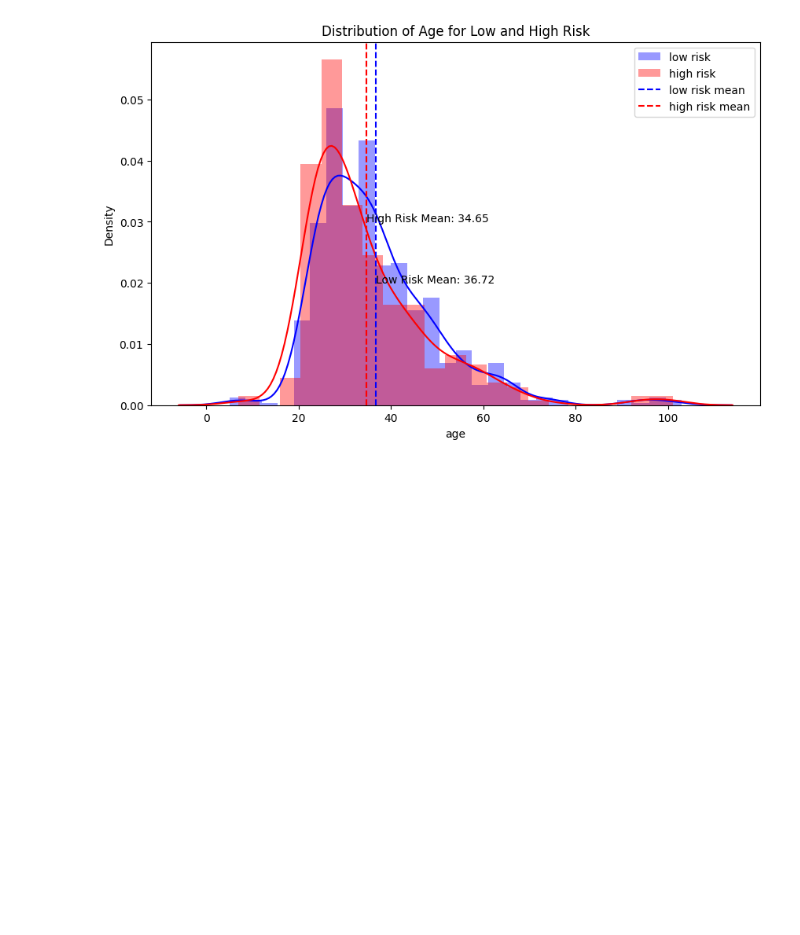
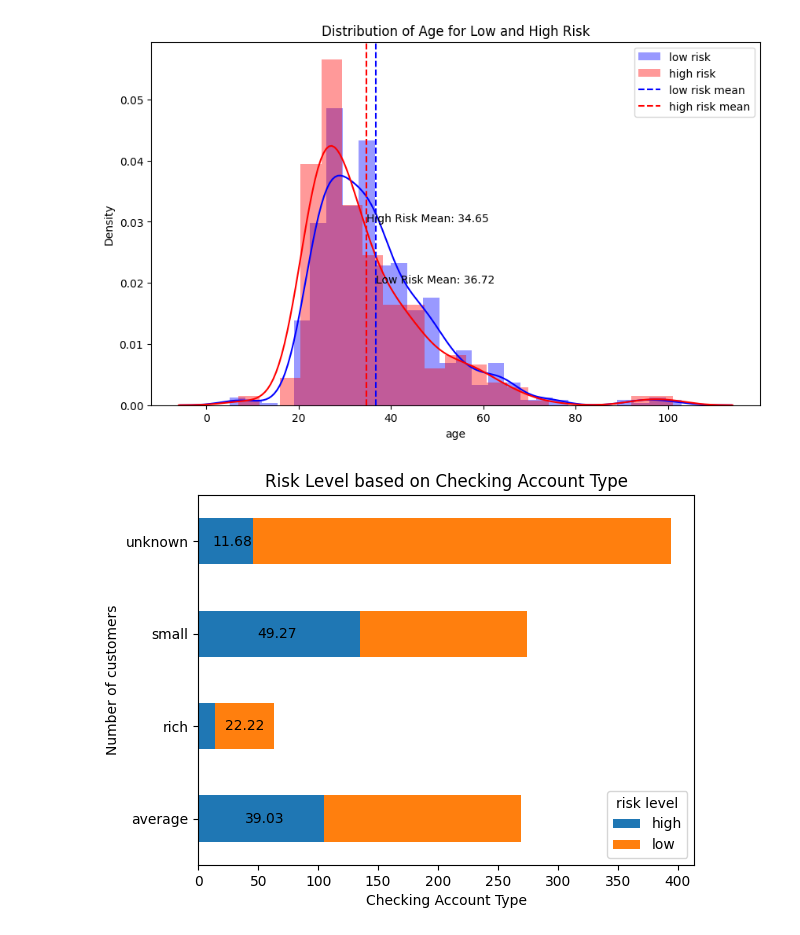
Before and after one commit to lamvytran/credit-risk-analysis, a Jupyter notebook: credit_analysis.ipynb, the cells around one changed output. Drawn from its saved outputs; the diff is of its cells as text; code cells hidden in the pictures; blank space fills up the shorter version.

```diff
--- a/credit_analysis.ipynb
+++ b/credit_analysis.ipynb
@@ -106,6 +109,11 @@ df.head(5)
 #break the datasets into two parts: one is low risk and one is high risk
 low_risk = df[df['risk level'] == 'low']
 high_risk = df[df['risk level'] == 'high']
+# %%
+#create an age group column based on age
+bins = [0,18, 26, 36, 51, 66, 106]
+labels = ['Under 18', 'Young Adults(18-25)', 'Early Career(26-35)', 'Middle Age(36-50)', 'Pre-Retirement(51-65)', 'Senior(65+)']
+df['age_group'] = pd.cut(df['age'], bins=bins, labels=labels, right=False)
 # %%
 #Distribution of Age for Low and High Risk
 plt.figure(figsize=(10,6))
@@ -143,0 +150,13 @@ https://gist.github.com/mwaskom/de44147ed2974457ad6372750bbe5751
+# %%
+#distribution of risk level based on checking account type
+checking_acc = df.groupby(['checking acc', 'risk level']).size().unstack()
+checking_acc.plot(kind='barh', stacked=True)
+plt.title('Risk Level based on Checking Account Type')
+plt.xlabel('Checking Account Type')
+plt.ylabel('Number of customers')
+checking_per = (checking_acc.div(checking_acc.sum(axis=1), axis=0)*100).round(2)
+for index, value in enumerate(checking_per['high']):
+    plt.text(value, index, str(value), ha = 'left', va = 'center')
+plt.show()
+# %% [output]
+[figure, added]
```
Also changed, not shown: parts of 9 cells of this notebook, 2 other files.
